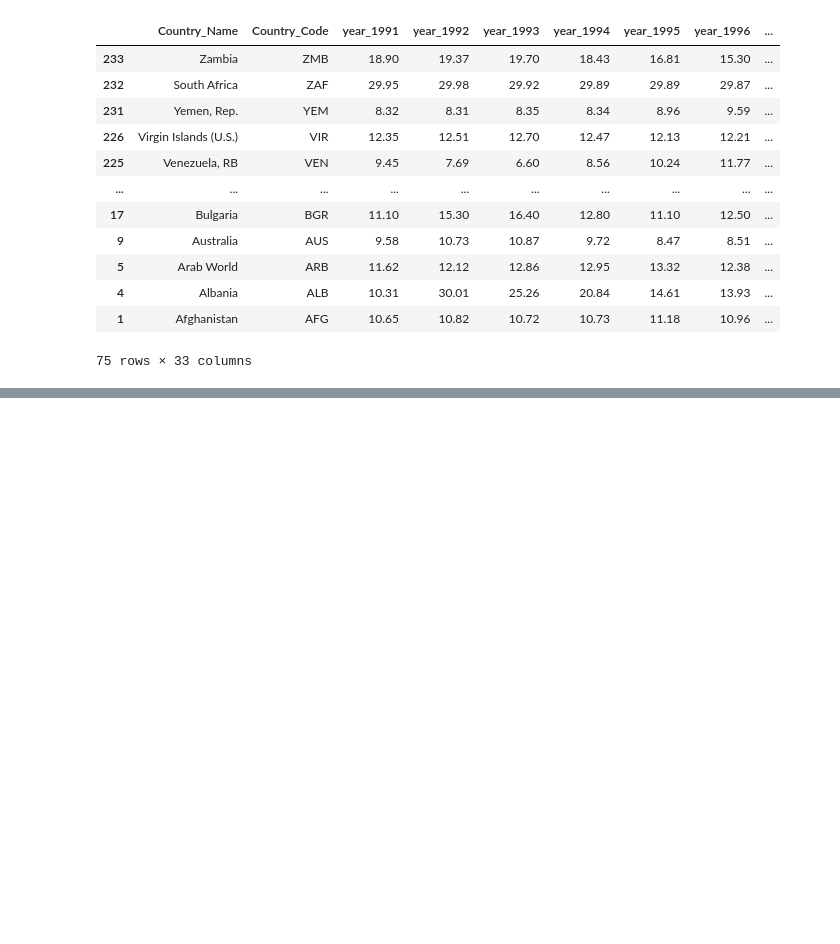
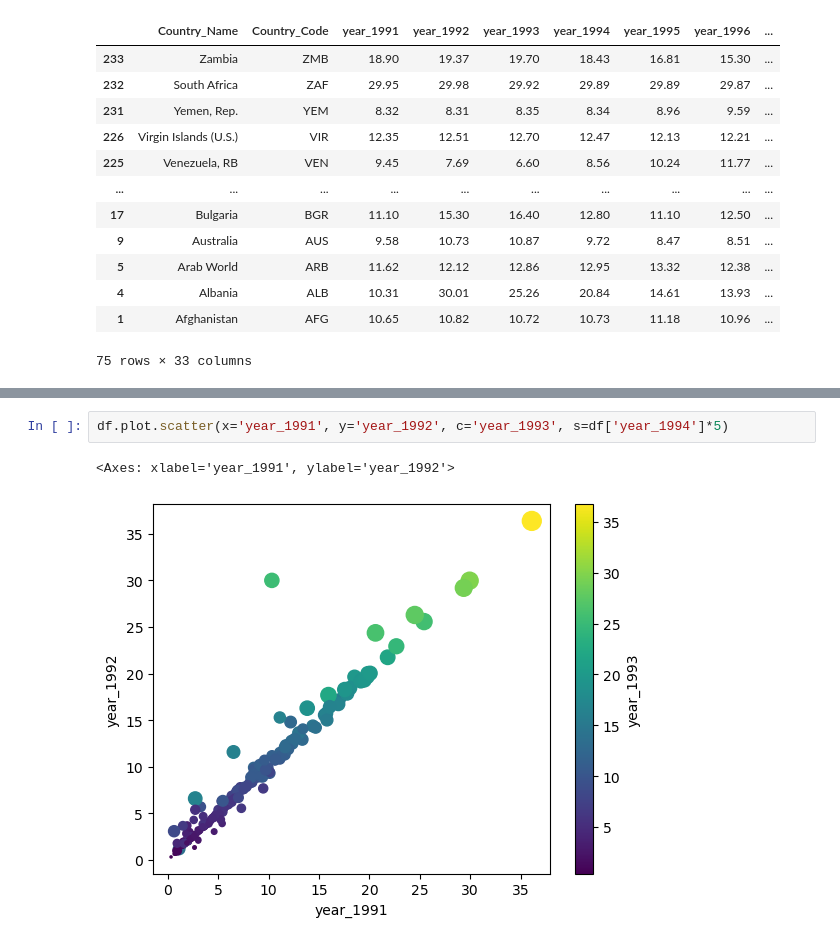
Before and after one commit to dbabichenko/dnid, a Jupyter notebook: Class Examples/Fall 2024/unemployment.ipynb, the cells around one changed output, grey strips where cells are left out. Cells and saved outputs as stored; diff of their text form; blank space fills up the shorter version.

```diff
--- a/Class Examples/Fall 2024/unemployment.ipynb
+++ b/Class Examples/Fall 2024/unemployment.ipynb
@@ -409,0 +455,5 @@ df.query(q)
+# %%
+df.plot.scatter(x='year_1991', y='year_1992', c='year_1993', s=df['year_1994']*5)
+# %% [output]
+<Axes: xlabel='year_1991', ylabel='year_1992'>
+[figure, added]
```
Also changed, not shown: parts of 9 cells of this notebook, 51 other files.
